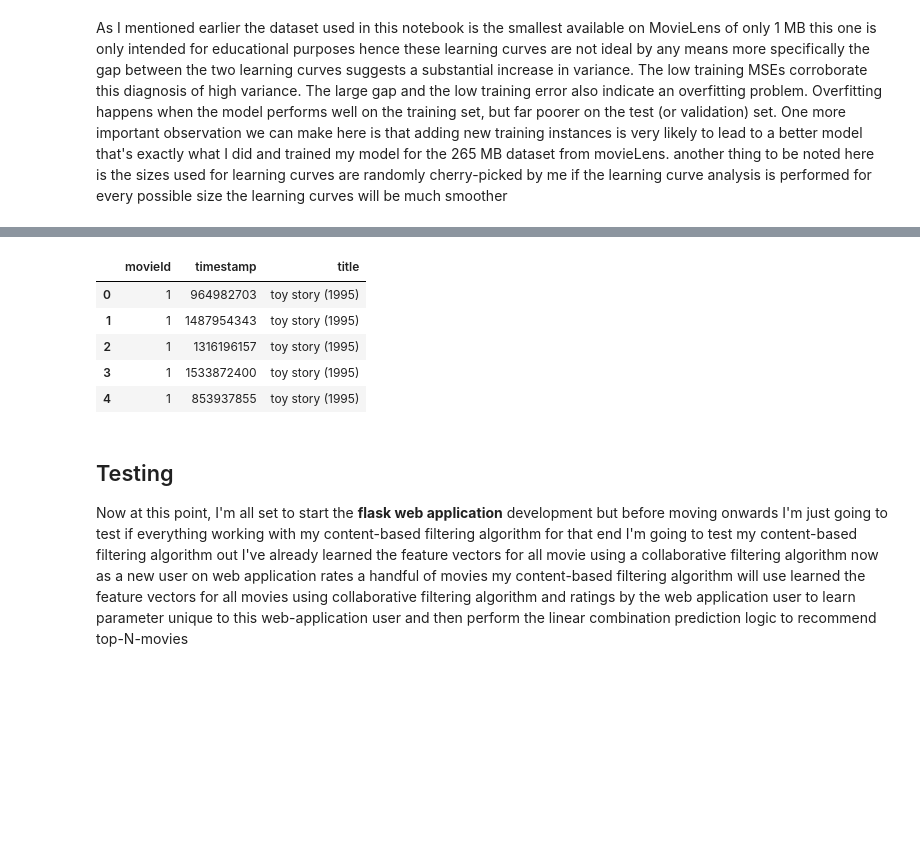
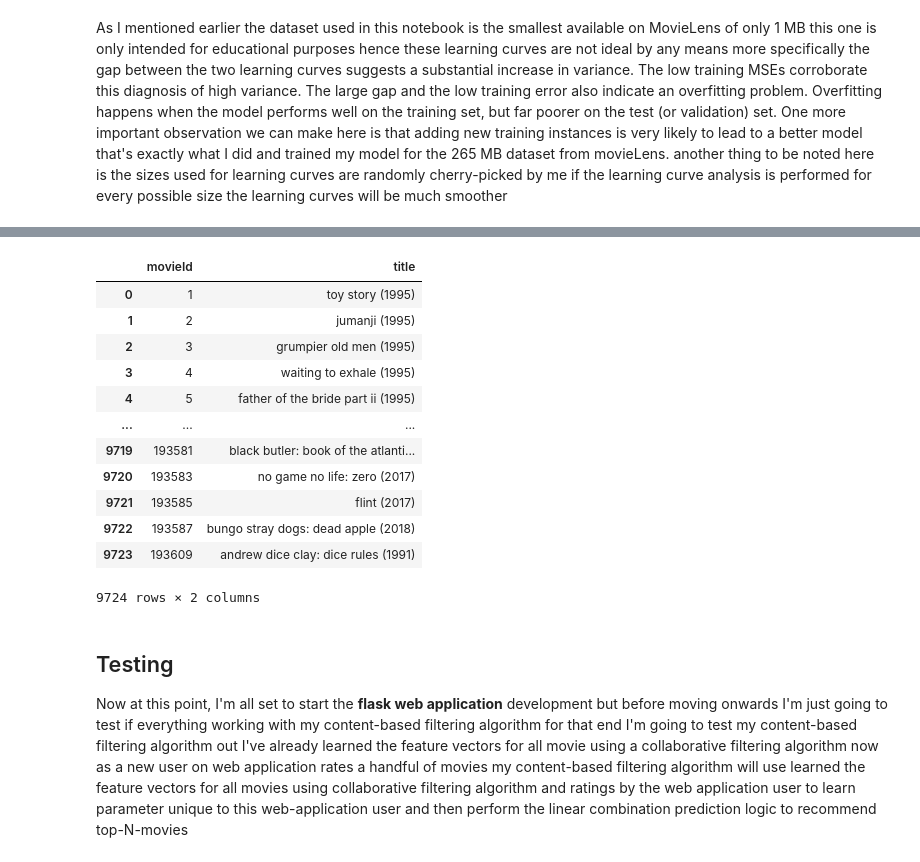
Before and after one commit to CongMoc/HybridCheck, a Jupyter notebook: Hybrid recommendation algorithm.ipynb, the cells around one changed output, grey strips where cells are left out. Drawn from its saved outputs; the diff is of its cells as text; code cells hidden in the pictures; blank space fills up the shorter version.

```diff
--- a/Hybrid recommendation algorithm.ipynb
+++ b/Hybrid recommendation algorithm.ipynb
@@ -10,5 +10,6 @@ import seaborn as sns
 The dataset that I'm going to use for training my hybrid recommender algorithm is going to be the join of the Ratings and Movies tables created during EDA
 # %%
 data = pd.read_csv('ratings.csv', sep = ',')
+data = data.drop(columns='timestamp')
 data.head()
 # %% [output]
@@ -20,0 +22,4 @@ data.head()
+# %%
+movies = pd.read_csv('movies.csv', sep = ',')
+movies = movies.drop(columns= 'genres')
+movies
@@ -582,3 +601,5 @@ plt.ylim(0.97,1.05)
 # %% [markdown]
 ## Observation:
 As I mentioned earlier the dataset used in this notebook is the smallest available on  MovieLens of only 1 MB this one is only intended for educational purposes hence these learning curves are not ideal by any means more specifically the gap between the two learning curves suggests a substantial increase in variance. The low training MSEs corroborate this diagnosis of high variance. The large gap and the low training error also indicate an overfitting problem. Overfitting happens when the model performs well on the training set, but far poorer on the test (or validation) set. One more important observation we can make here is that adding new training instances is very likely to lead to a better model that's exactly what I did and trained my model for the 265 MB dataset from movieLens. another thing to be noted here is the sizes used for learning curves are randomly cherry-picked by me if the learning curve analysis is performed for every possible size the learning curves will be much smoother
+# %%
+data_movie = pd.merge(data, movies[['movieId', 'title']], on='movieId', how = 'inner')
@@ -585,19 +622,26 @@ As I mentioned earlier the dataset used in this notebook is the smallest availab
 # %%
 #cleaning and transforming moviesDataset to use it on web-application
-moviesdataset=data.drop(['userId','rating'],axis=1)
-moviesdataset=moviesdataset.drop_duplicates()
+moviesdataset=data_movie.drop(['userId','rating'],axis=1)
+moviesdataset=moviesdataset.drop_duplicates(subset=None, keep="first", inplace=False)
 moviesdataset=moviesdataset.sort_values("movieId")
 moviesdataset=moviesdataset.reset_index(drop=True)
 moviesdataset["title"] = moviesdataset["title"].str.lower()
 moviesdataset["title"] = moviesdataset["title"].str.replace(r"\(.*\)","")
-moviesdataset.head()
+moviesdataset
 # %% [output]
-|  | movieId | timestamp | title |
-| 0 | 1 | 964982703 | toy story (1995) |
-| 1 | 1 | 1487954343 | toy story (1995) |
-| 2 | 1 | 1316196157 | toy story (1995) |
-| 3 | 1 | 1533872400 | toy story (1995) |
-| 4 | 1 | 853937855 | toy story (1995) |
+|  | movieId | title |
+| 0 | 1 | toy story (1995) |
+| 1 | 2 | jumanji (1995) |
+| 2 | 3 | grumpier old men (1995) |
+| 3 | 4 | waiting to exhale (1995) |
+| 4 | 5 | father of the bride part ii (1995) |
+| ... | ... | ... |
+| 9719 | 193581 | black butler: book of the atlanti... |
+| 9720 | 193583 | no game no life: zero (2017) |
+| 9721 | 193585 | flint (2017) |
+| 9722 | 193587 | bungo stray dogs: dead apple (2018) |
+| 9723 | 193609 | andrew dice clay: dice rules (1991) |
+9724 rows × 2 columns
 # %% [markdown]
 ## Testing
 Now at this point, I'm all set to start the <b> flask web application</b>  development but before moving onwards I'm just going to test if everything working with my content-based filtering algorithm for that end I'm going to test my content-based filtering algorithm out
```
Also changed, not shown: parts of 16 cells of this notebook.
